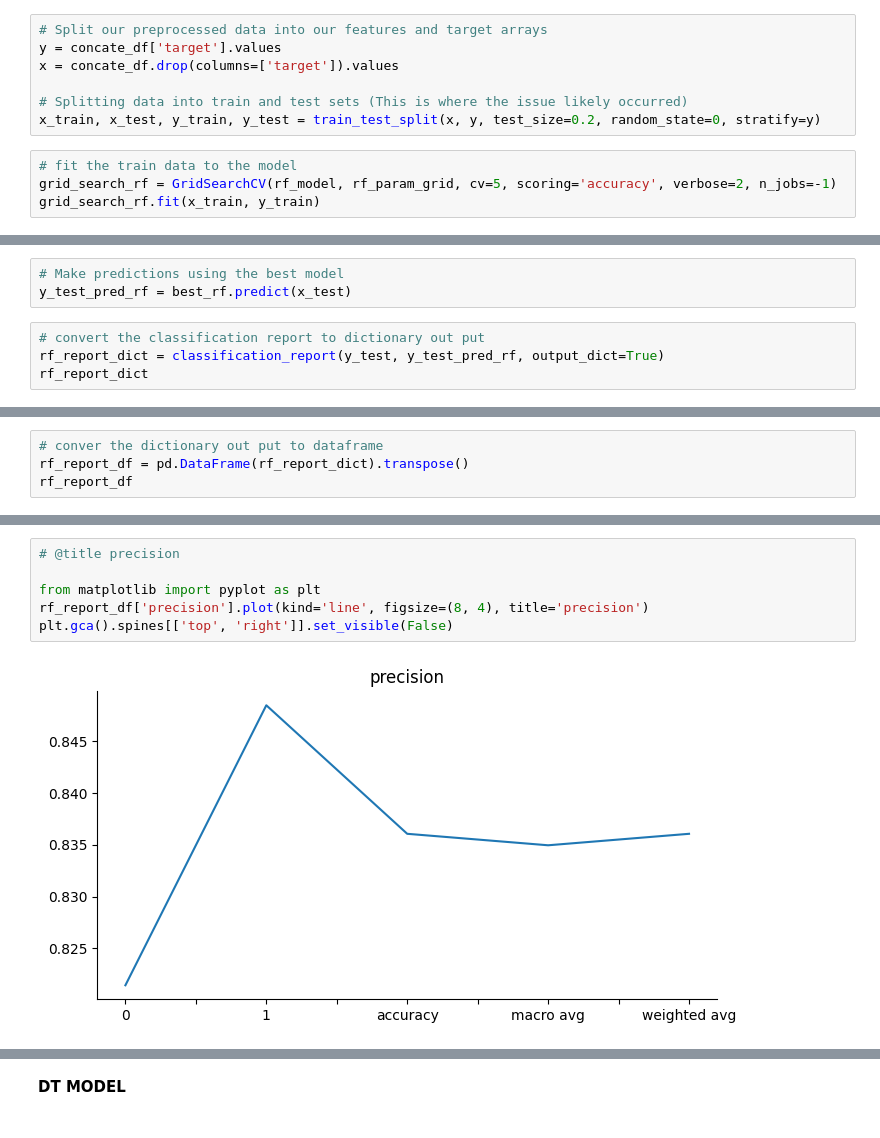
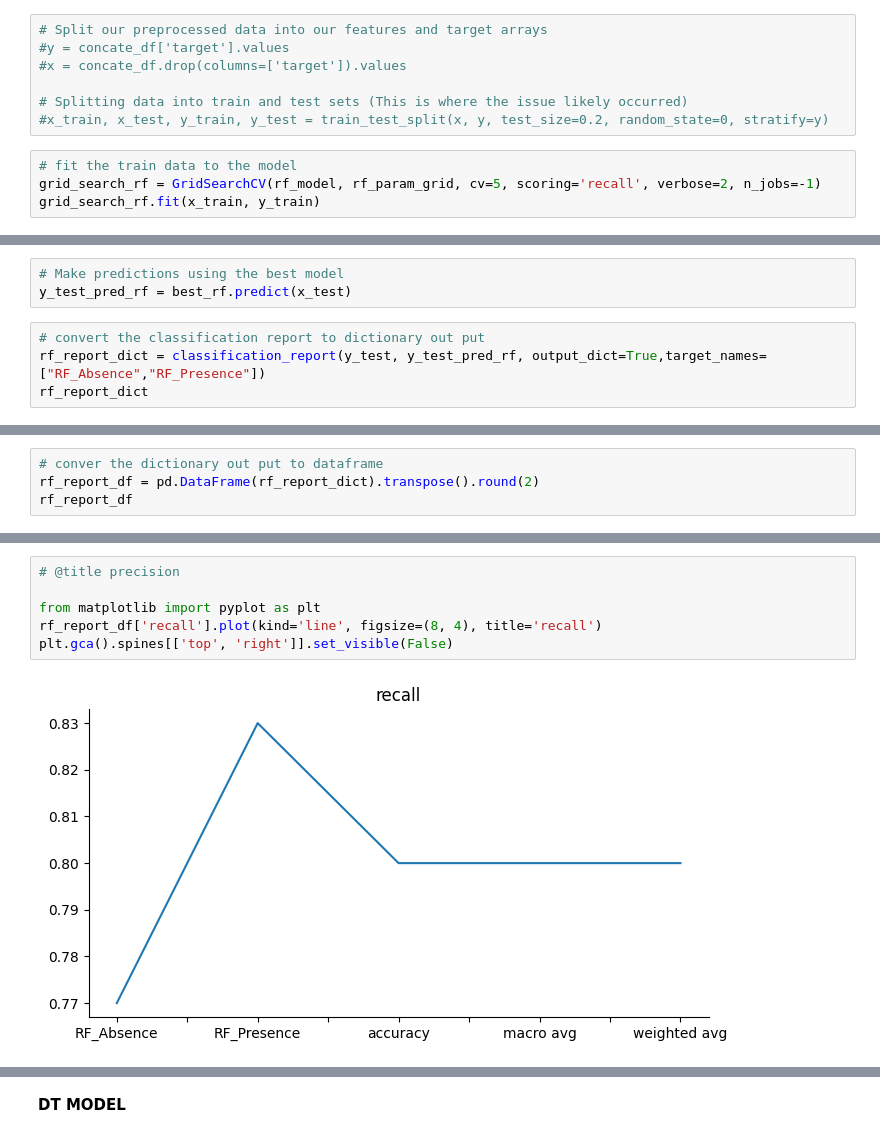
Before and after one commit to cwa312/Project4, a Jupyter notebook: heart_desease_pred.ipynb, the cells around one changed output, grey strips where cells are left out. Saved outputs shown, nothing was run; the diff lists cells and outputs as text.

```diff
--- a/heart_desease_pred.ipynb
+++ b/heart_desease_pred.ipynb
@@ -505,13 +502,13 @@ Shape of y_train: (242,)
 # %%
 # Split our preprocessed data into our features and target arrays
-y = concate_df['target'].values
-x = concate_df.drop(columns=['target']).values
+#y = concate_df['target'].values
+#x = concate_df.drop(columns=['target']).values
 
 # Splitting data into train and test sets (This is where the issue likely occurred)
-x_train, x_test, y_train, y_test = train_test_split(x, y, test_size=0.2, random_state=0, stratify=y)
+#x_train, x_test, y_train, y_test = train_test_split(x, y, test_size=0.2, random_state=0, stratify=y)
 # %%
 # fit the train data to the model
-grid_search_rf = GridSearchCV(rf_model, rf_param_grid, cv=5, scoring='accuracy', verbose=2, n_jobs=-1)
+grid_search_rf = GridSearchCV(rf_model, rf_param_grid, cv=5, scoring='recall', verbose=2, n_jobs=-1)
 grid_search_rf.fit(x_train, y_train)
 # %% [output]
 Fitting 5 folds for each of 576 candidates, totalling 2880 fits
@@ -536,6 +533,6 @@ Best Parameters for Random Forest: {'bootstrap': True, 'max_depth': 30, 'max_fea
 y_test_pred_rf = best_rf.predict(x_test)
 # %%
 # convert the classification report to dictionary out put
-rf_report_dict = classification_report(y_test, y_test_pred_rf, output_dict=True)
+rf_report_dict = classification_report(y_test, y_test_pred_rf, output_dict=True,target_names=["RF_Absence","RF_Presence"])
 rf_report_dict
 # %% [output]
@@ -559,6 +556,6 @@ rf_report_dict
 # %%
 # conver the dictionary out put to dataframe
-rf_report_df = pd.DataFrame(rf_report_dict).transpose()
+rf_report_df = pd.DataFrame(rf_report_dict).transpose().round(2)
 rf_report_df
 # %% [output]
 |  | precision | recall | f1-score | support |
@@ -578,10 +575,10 @@ plt.gca().spines[['top', 'right',]].set_visible(False)
 # %%
 # @title precision
 
 from matplotlib import pyplot as plt
-rf_report_df['precision'].plot(kind='line', figsize=(8, 4), title='precision')
+rf_report_df['recall'].plot(kind='line', figsize=(8, 4), title='recall')
 plt.gca().spines[['top', 'right']].set_visible(False)
 # %% [output]
-[figure, old version]
+[figure, new version]
 # %%
 # filter out only the recal with positive value.
```
Also changed, not shown: parts of 36 cells of this notebook.
